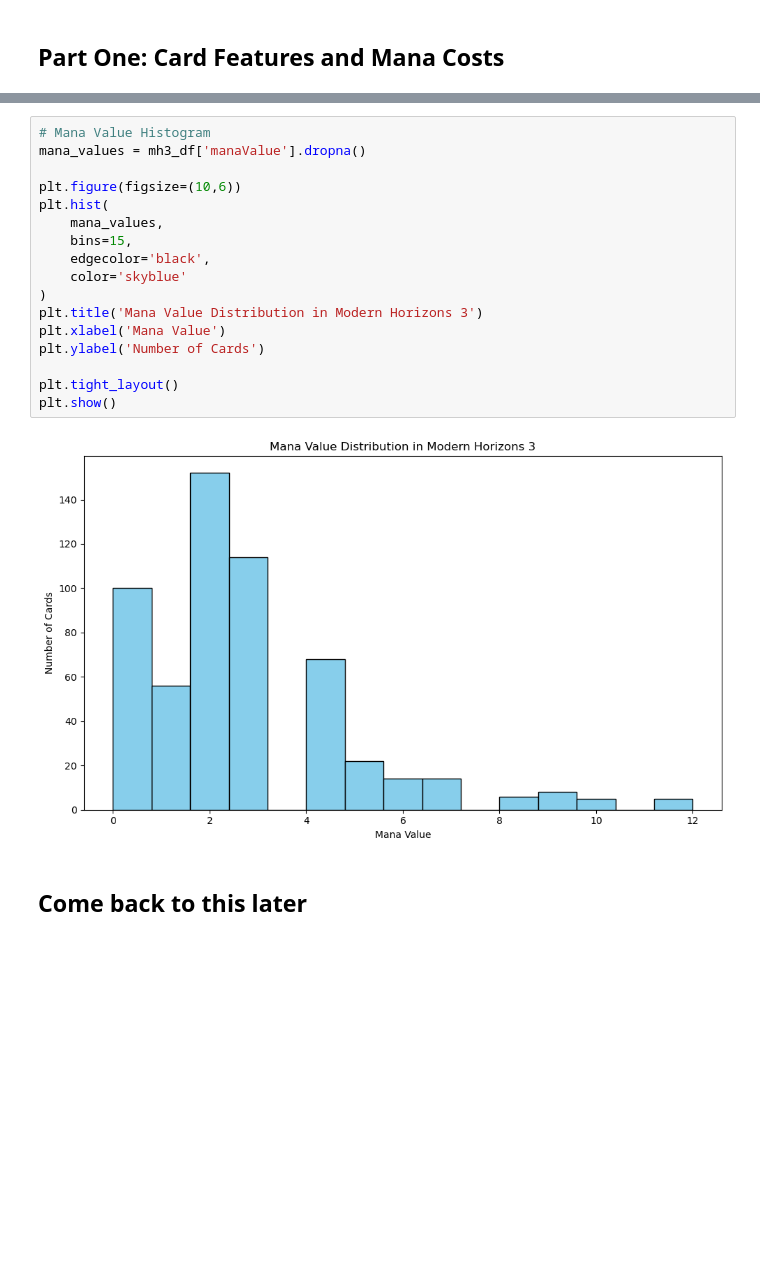
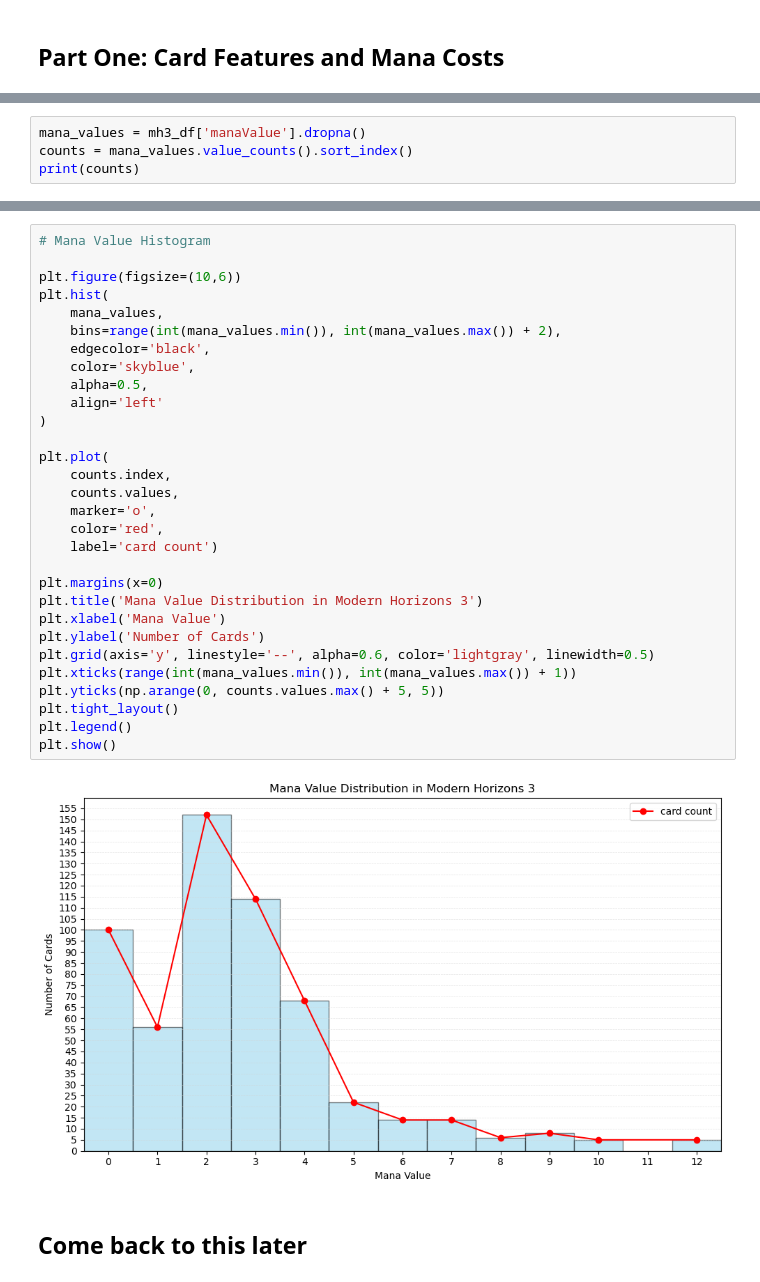
Before and after one commit to DaveyByrnes/PFDA_Project1, a Jupyter notebook: project.ipynb, the cells around one changed output, grey strips where cells are left out. Cells and saved outputs as stored; diff of their text form; blank space fills up the shorter version.

Commit message:
improved graph 1 visually

```diff
--- a/project.ipynb
+++ b/project.ipynb
@@ -42,3 +46,7 @@ Index(['artist', 'artistIds', 'availability', 'boosterTypes', 'borderColor',
        'otherFaceIds', 'side', 'isReprint', 'colorIndicator', 'loyalty',
        'watermark', 'isPromo'],
       dtype='object')
+# %%
+mana_values = mh3_df['manaValue'].dropna()
+counts = mana_values.value_counts().sort_index()
+print(counts)
@@ -45,22 +68,35 @@ Index(['artist', 'artistIds', 'availability', 'boosterTypes', 'borderColor',
 # %%
 # Mana Value Histogram
-mana_values = mh3_df['manaValue'].dropna()
 
 plt.figure(figsize=(10,6))
 plt.hist(
     mana_values,
-    bins=15,
+    bins=range(int(mana_values.min()), int(mana_values.max()) + 2),
     edgecolor='black',
-    color='skyblue'
+    color='skyblue',
+    alpha=0.5,
+    align='left'
 )
+
+plt.plot(
+    counts.index,
+    counts.values,
+    marker='o',
+    color='red',
+    label='card count')
+
+plt.margins(x=0)
 plt.title('Mana Value Distribution in Modern Horizons 3')
 plt.xlabel('Mana Value')
 plt.ylabel('Number of Cards')
-
+plt.grid(axis='y', linestyle='--', alpha=0.6, color='lightgray', linewidth=0.5)
+plt.xticks(range(int(mana_values.min()), int(mana_values.max()) + 1))
+plt.yticks(np.arange(0, counts.values.max() + 5, 5))
 plt.tight_layout()
+plt.legend()
 plt.show()
 # %% [output]
-[figure, old version]
+[figure, new version]
 # %% [markdown]
 ## Come back to this later
 # %% [markdown]
```
Also changed, not shown: parts of 3 cells of this notebook.
